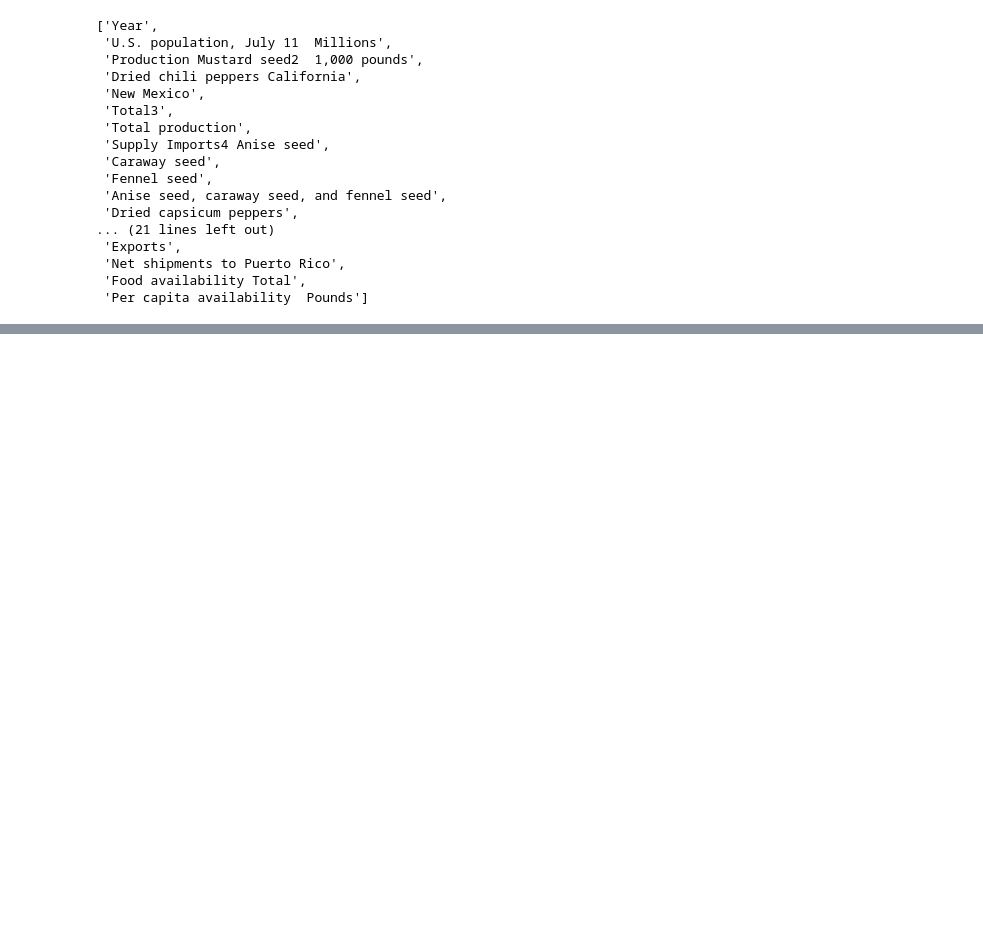
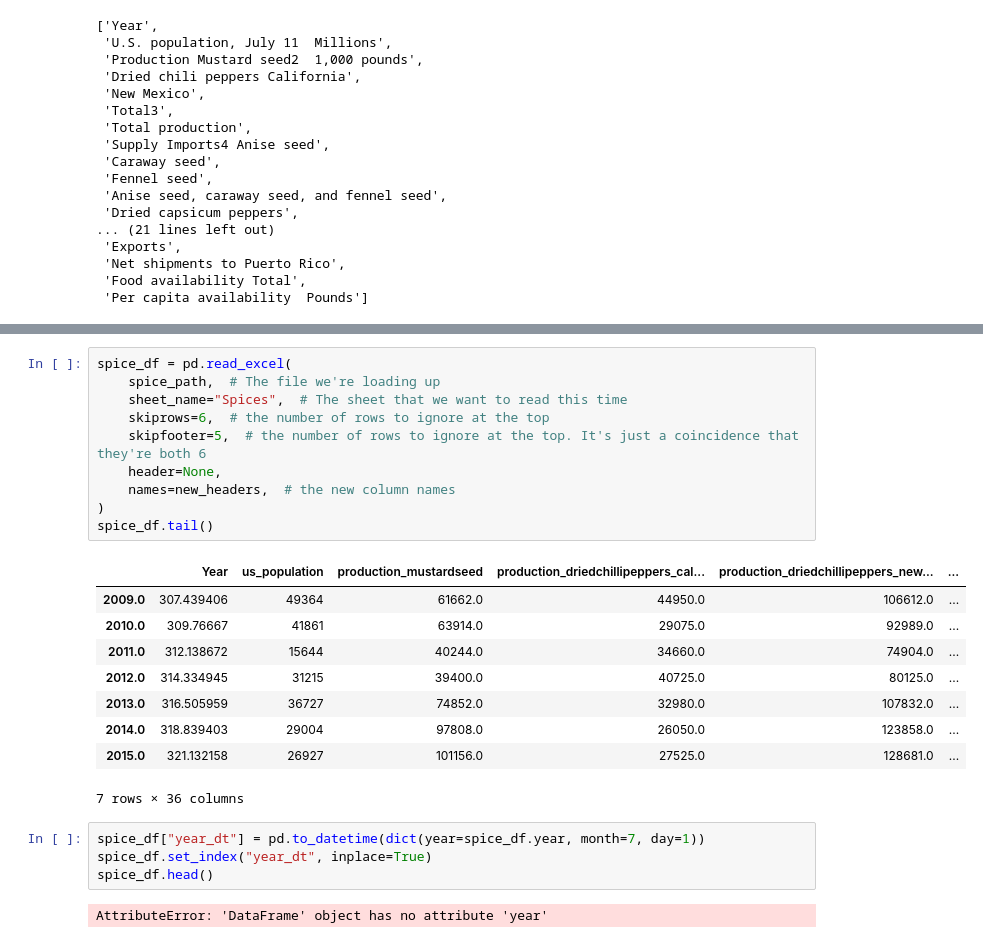
Before and after one commit to shinsooha/DATAproject, a Jupyter notebook: coffee.ipynb, the cells around one changed output, grey strips where cells are left out. Cells and saved outputs as stored; diff of their text form; blank space fills up the shorter version.

```diff
--- a/coffee.ipynb
+++ b/coffee.ipynb
@@ -445,0 +471,26 @@ new_headers = [
+# %%
+spice_df = pd.read_excel(
+    spice_path,  # The file we're loading up
+    sheet_name="Spices",  # The sheet that we want to read this time
+    skiprows=6,  # the number of rows to ignore at the top
+    skipfooter=5,  # the number of rows to ignore at the top. It's just a coincidence that they're both 6
+    header=None,
+    names=new_headers,  # the new column names
+)
+spice_df.tail()
+# %% [output]
+|  | Year | us_population | production_mustardseed | production_driedchillipeppers_cal... | production_driedchillipeppers_new... | ... |
+| 2009.0 | 307.439406 | 49364 | 61662.0 | 44950.0 | 106612.0 | ... |
+| 2010.0 | 309.76667 | 41861 | 63914.0 | 29075.0 | 92989.0 | ... |
+| 2011.0 | 312.138672 | 15644 | 40244.0 | 34660.0 | 74904.0 | ... |
+| 2012.0 | 314.334945 | 31215 | 39400.0 | 40725.0 | 80125.0 | ... |
+| 2013.0 | 316.505959 | 36727 | 74852.0 | 32980.0 | 107832.0 | ... |
+| 2014.0 | 318.839403 | 29004 | 97808.0 | 26050.0 | 123858.0 | ... |
+| 2015.0 | 321.132158 | 26927 | 101156.0 | 27525.0 | 128681.0 | ... |
+7 rows × 36 columns
+# %%
+spice_df["year_dt"] = pd.to_datetime(dict(year=spice_df.year, month=7, day=1))
+spice_df.set_index("year_dt", inplace=True)
+spice_df.head()
+# %% [output]
+AttributeError: 'DataFrame' object has no attribute 'year'
```
Also changed, not shown: parts of 3 cells of this notebook.
